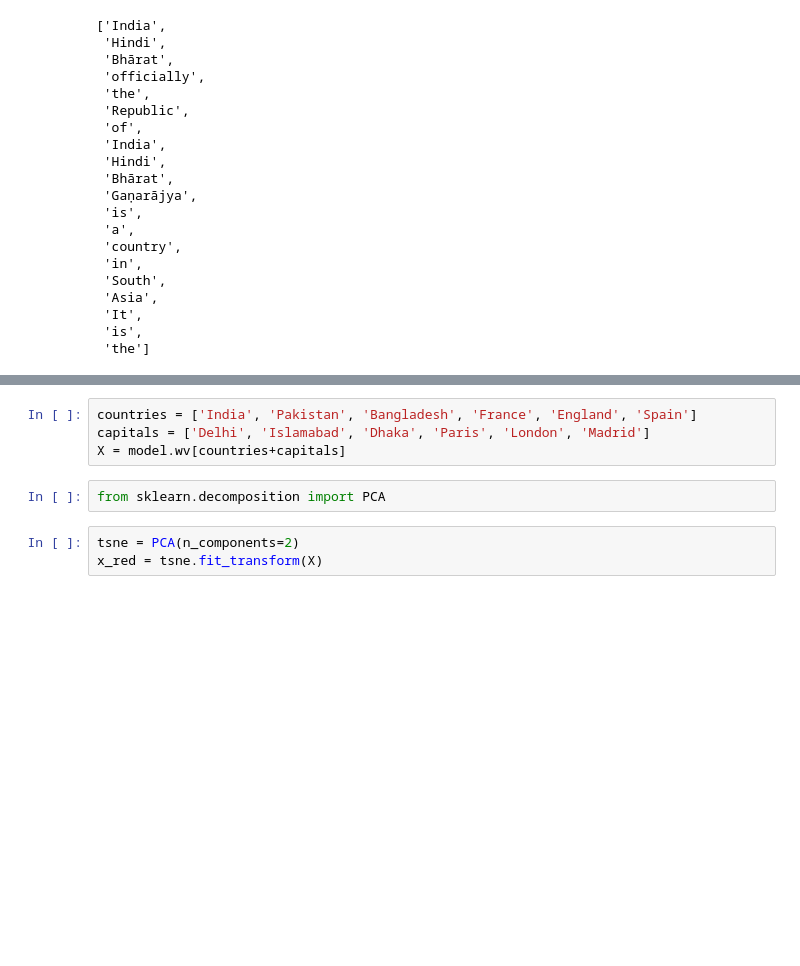
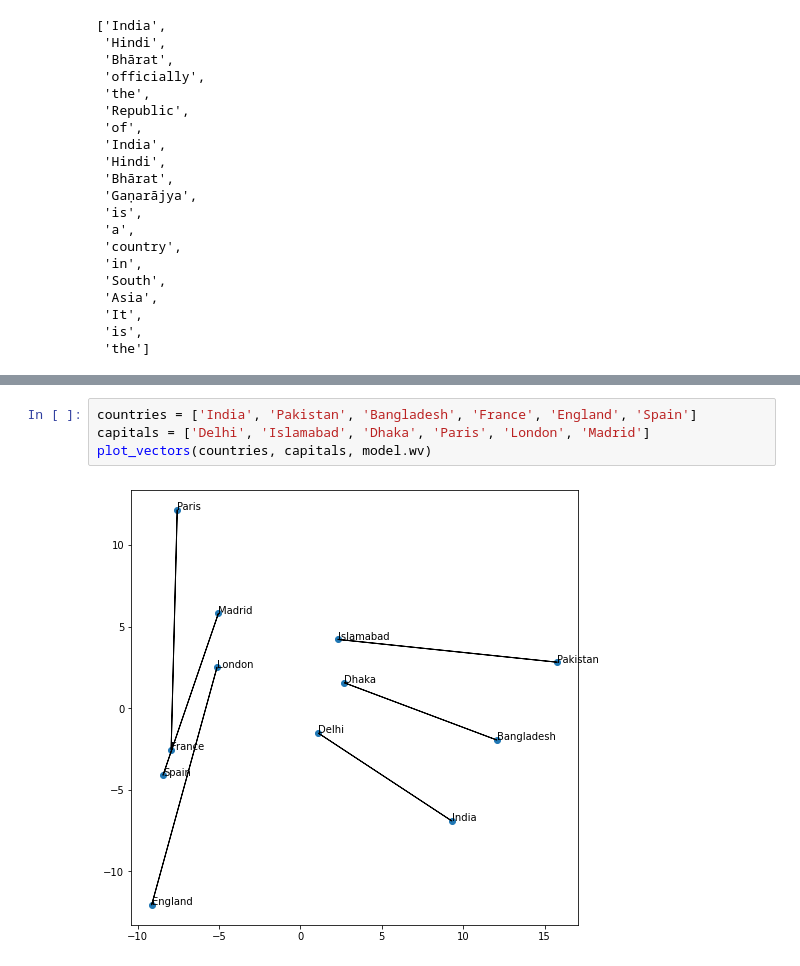
Before and after one commit to jaidevd/upgrad-mlcloud, a Jupyter notebook: semantic/w2v.ipynb, the cells around one changed output, grey strips where cells are left out. Saved outputs shown, nothing was run; the diff lists cells and outputs as text; blank space fills up the shorter version.

```diff
--- a/semantic/w2v.ipynb
+++ b/semantic/w2v.ipynb
@@ -99,9 +143,6 @@ model.wv.most_similar('India')
 # %%
 countries = ['India', 'Pakistan', 'Bangladesh', 'France', 'England', 'Spain']
 capitals = ['Delhi', 'Islamabad', 'Dhaka', 'Paris', 'London', 'Madrid']
-X = model.wv[countries+capitals]
+plot_vectors(countries, capitals, model.wv)
+# %% [output]
+[figure, added]
-# %%
-from sklearn.decomposition import PCA
-# %%
-tsne = PCA(n_components=2)
-x_red = tsne.fit_transform(X)
```
Also changed, not shown: parts of 17 cells of this notebook.
